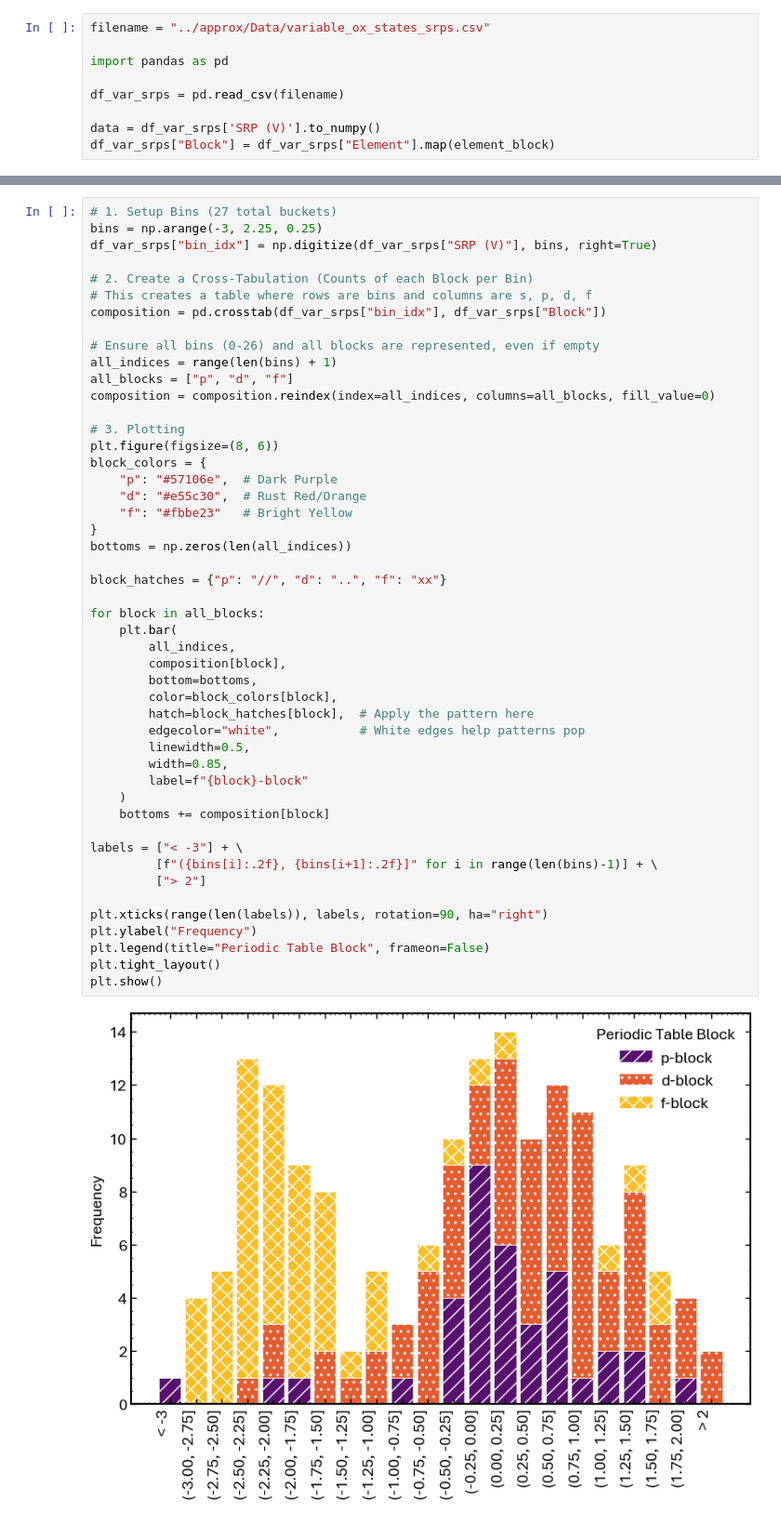
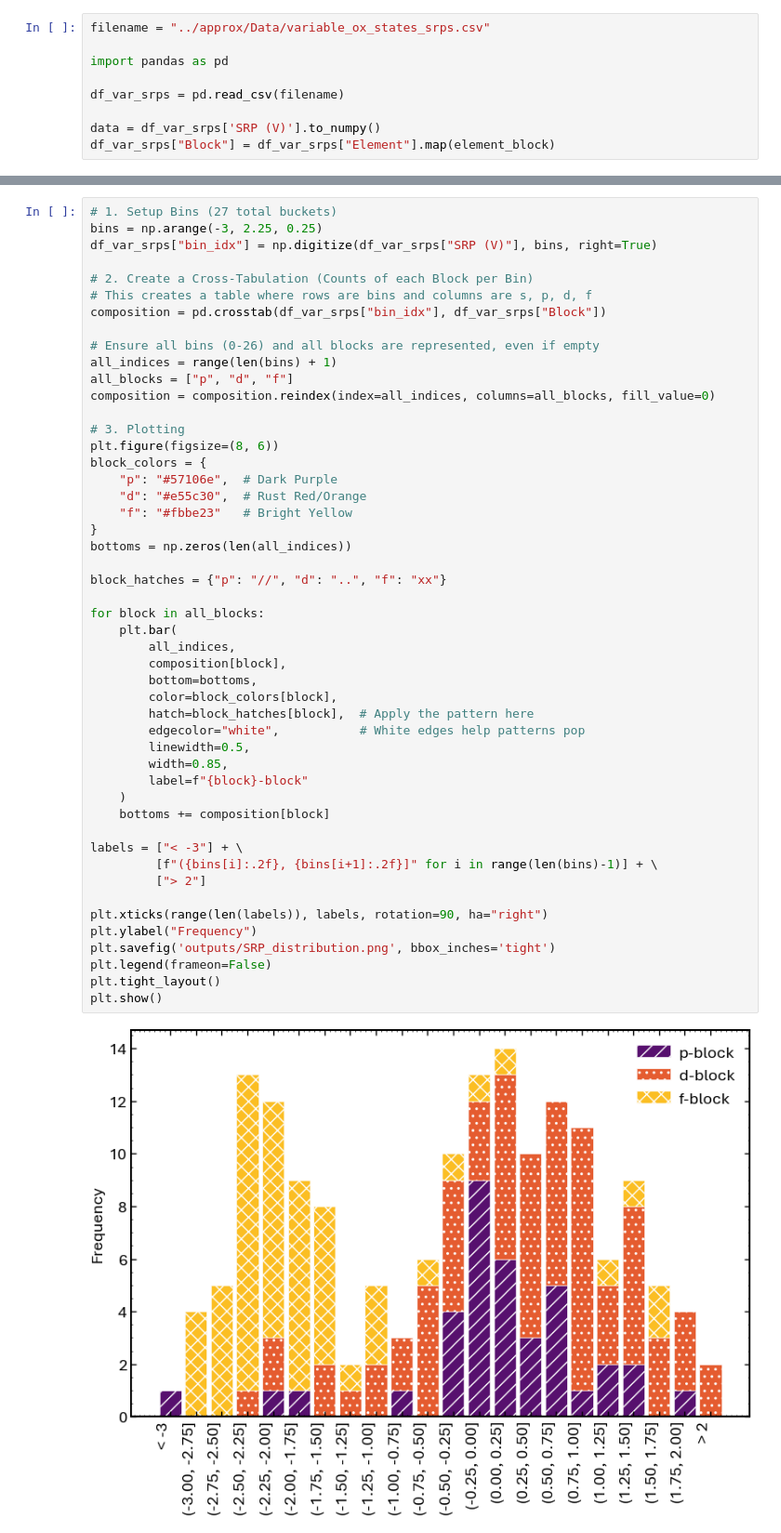
Before and after one commit to RedHorizonss/apprOXimate, a Jupyter notebook: notebooks/srp_analysis.ipynb, the cells around one changed output, grey strips where cells are left out. Shown at 93% size. Cells and saved outputs as stored; diff of their text form.

```diff
--- a/notebooks/srp_analysis.ipynb
+++ b/notebooks/srp_analysis.ipynb
@@ -79,32 +80,33 @@ block_colors = {
     "d": "#e55c30",  # Rust Red/Orange
     "f": "#fbbe23"   # Bright Yellow
 }
 bottoms = np.zeros(len(all_indices))
 
 block_hatches = {"p": "//", "d": "..", "f": "xx"}
 
 for block in all_blocks:
     plt.bar(
         all_indices,
         composition[block],
         bottom=bottoms,
         color=block_colors[block],
         hatch=block_hatches[block],  # Apply the pattern here
         edgecolor="white",           # White edges help patterns pop
         linewidth=0.5,
         width=0.85,
         label=f"{block}-block"
     )
     bottoms += composition[block]
 
 labels = ["< -3"] + \
          [f"({bins[i]:.2f}, {bins[i+1]:.2f}]" for i in range(len(bins)-1)] + \
          ["> 2"]
 
 plt.xticks(range(len(labels)), labels, rotation=90, ha="right")
 plt.ylabel("Frequency")
-plt.legend(title="Periodic Table Block", frameon=False)
+plt.savefig('outputs/SRP_distribution.png', bbox_inches='tight')
+plt.legend(frameon=False)
 plt.tight_layout()
 plt.show()
 # %% [output]
-[figure, old version]
+[figure, new version]
```
Also changed, not shown: parts of 2 cells of this notebook, 20 other files.
